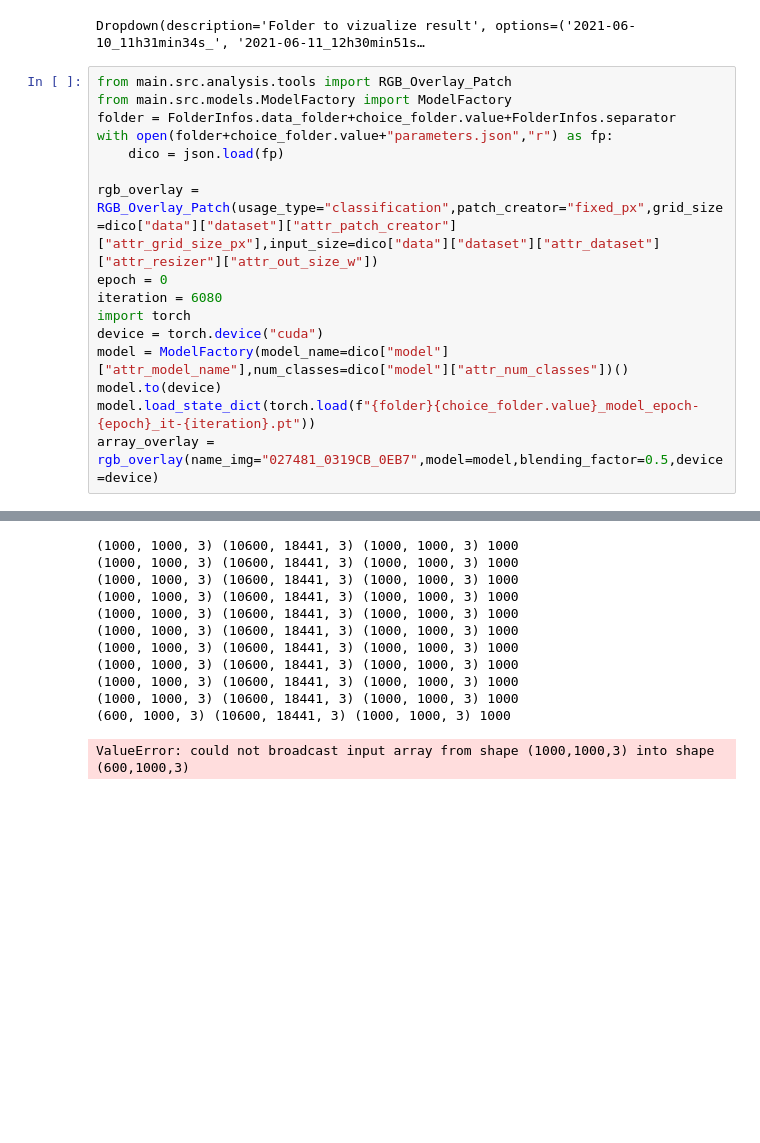
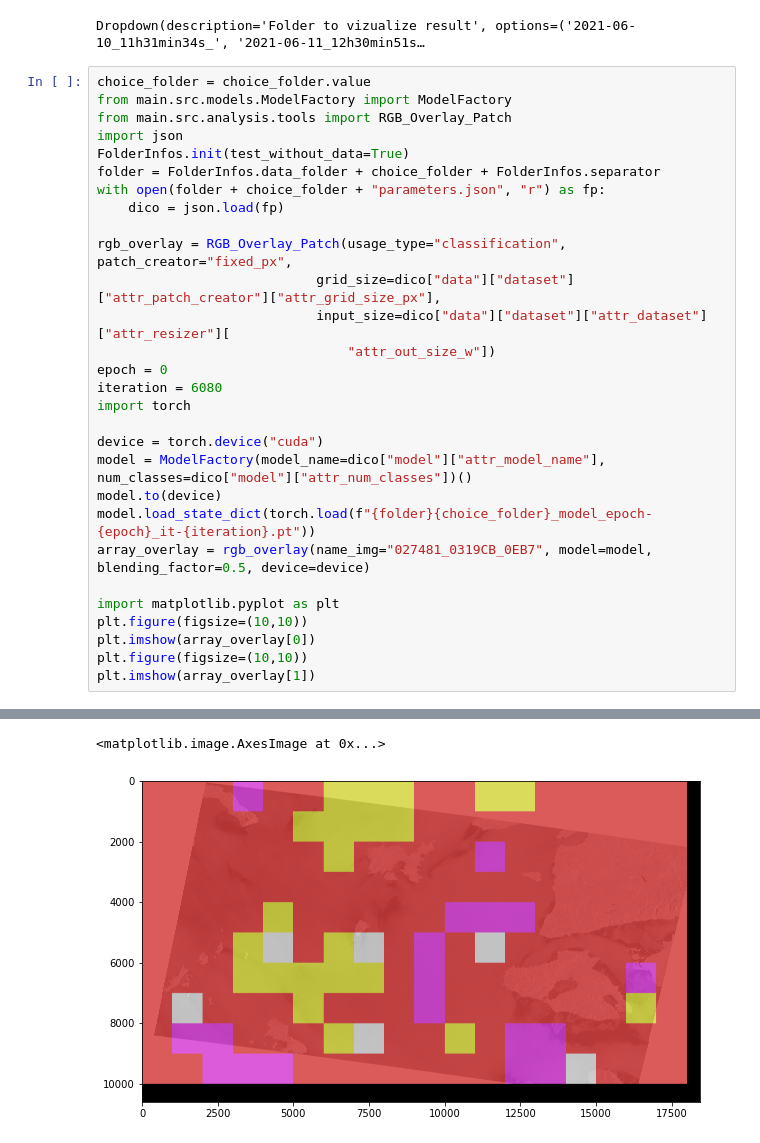
Before and after one commit to Rob174/detection_nappe_hydrocarbures_IMT_cefrem, a Jupyter notebook: main/src/analysis/analysis.ipynb, the cells around one changed output, grey strips where cells are left out. Cells and saved outputs as stored; diff of their text form; blank space fills up the shorter version.

Commit message:
Afffichage overlay rgb ok

```diff
--- a/main/src/analysis/analysis.ipynb
+++ b/main/src/analysis/analysis.ipynb
@@ -176,19 +175,32 @@ display(choice_folder)
 # %% [output]
 Dropdown(description='Folder to vizualize result', options=('2021-06-10_11h31min34s_', '2021-06-11_12h30min51s…
 # %%
+choice_folder = choice_folder.value
+from main.src.models.ModelFactory import ModelFactory
 from main.src.analysis.tools import RGB_Overlay_Patch
-from main.src.models.ModelFactory import ModelFactory
-folder = FolderInfos.data_folder+choice_folder.value+FolderInfos.separator
-with open(folder+choice_folder.value+"parameters.json","r") as fp:
+import json
+FolderInfos.init(test_without_data=True)
+folder = FolderInfos.data_folder + choice_folder + FolderInfos.separator
+with open(folder + choice_folder + "parameters.json", "r") as fp:
     dico = json.load(fp)
 
-rgb_overlay = RGB_Overlay_Patch(usage_type="classification",patch_creator="fixed_px",grid_size=dico["data"]["dataset"]["attr_patch_creator"]["attr_grid_size_px"],input_size=dico["data"]["dataset"]["attr_dataset"]["attr_resizer"]["attr_out_size_w"])
+rgb_overlay = RGB_Overlay_Patch(usage_type="classification", patch_creator="fixed_px",
+                            grid_size=dico["data"]["dataset"]["attr_patch_creator"]["attr_grid_size_px"],
+                            input_size=dico["data"]["dataset"]["attr_dataset"]["attr_resizer"][
+                                "attr_out_size_w"])
 epoch = 0
 iteration = 6080
 import torch
+
 device = torch.device("cuda")
-model = ModelFactory(model_name=dico["model"]["attr_model_name"],num_classes=dico["model"]["attr_num_classes"])()
+model = ModelFactory(model_name=dico["model"]["attr_model_name"], num_classes=dico["model"]["attr_num_classes"])()
 model.to(device)
-model.load_state_dict(torch.load(f"{folder}{choice_folder.value}_model_epoch-{epoch}_it-{iteration}.pt"))
-array_overlay = rgb_overlay(name_img="027481_0319CB_0EB7",model=model,blending_factor=0.5,device=device)
+model.load_state_dict(torch.load(f"{folder}{choice_folder}_model_epoch-{epoch}_it-{iteration}.pt"))
+array_overlay = rgb_overlay(name_img="027481_0319CB_0EB7", model=model, blending_factor=0.5, device=device)
+
+import matplotlib.pyplot as plt
+plt.figure(figsize=(10,10))
+plt.imshow(array_overlay[0])
+plt.figure(figsize=(10,10))
+plt.imshow(array_overlay[1])
 # %% [output]
@@ -195,12 +208,2 @@ array_overlay = rgb_overlay(name_img="027481_0319CB_0EB7",model=model,blending_f
-(1000, 1000, 3) (10600, 18441, 3) (1000, 1000, 3) 1000
-(1000, 1000, 3) (10600, 18441, 3) (1000, 1000, 3) 1000
-(1000, 1000, 3) (10600, 18441, 3) (1000, 1000, 3) 1000
-(1000, 1000, 3) (10600, 18441, 3) (1000, 1000, 3) 1000
-(1000, 1000, 3) (10600, 18441, 3) (1000, 1000, 3) 1000
-(1000, 1000, 3) (10600, 18441, 3) (1000, 1000, 3) 1000
-(1000, 1000, 3) (10600, 18441, 3) (1000, 1000, 3) 1000
-(1000, 1000, 3) (10600, 18441, 3) (1000, 1000, 3) 1000
-(1000, 1000, 3) (10600, 18441, 3) (1000, 1000, 3) 1000
-(1000, 1000, 3) (10600, 18441, 3) (1000, 1000, 3) 1000
-(600, 1000, 3) (10600, 18441, 3) (1000, 1000, 3) 1000
+<matplotlib.image.AxesImage at 0x...>
-ValueError: could not broadcast input array from shape (1000,1000,3) into shape (600,1000,3)
+[figure, added]
```
Also changed, not shown: parts of 2 cells of this notebook, 2 other files.
